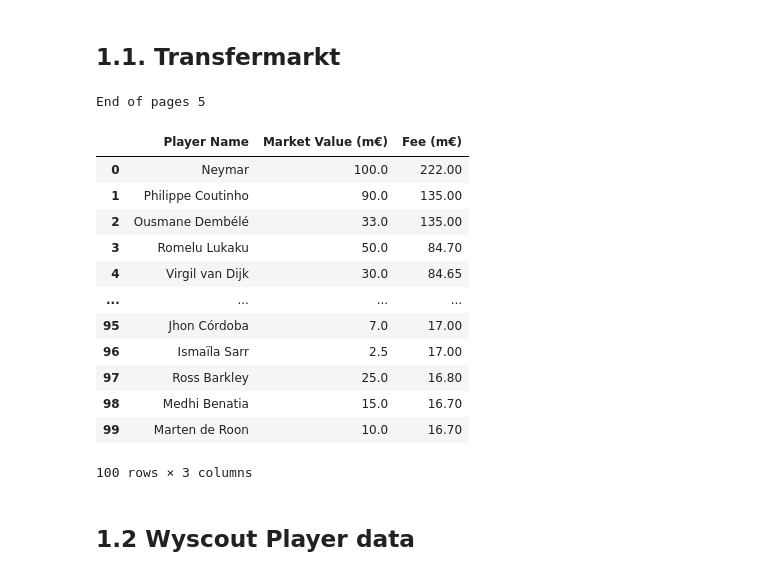
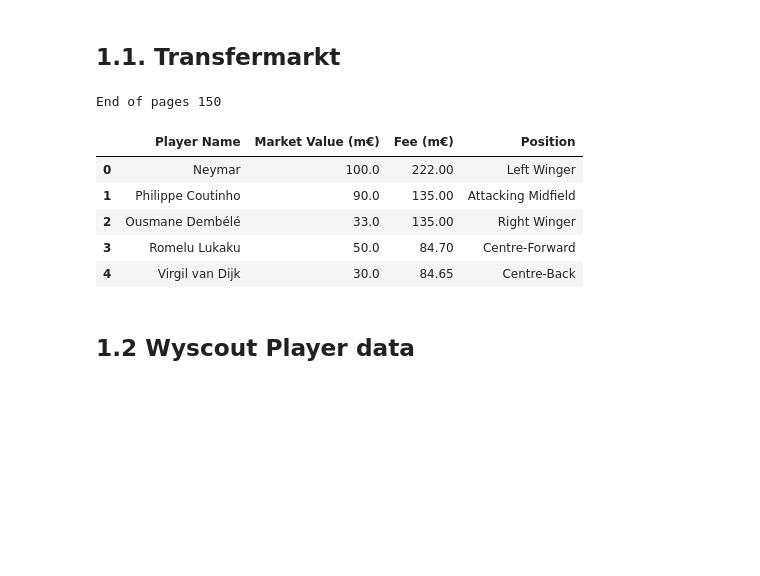
Before and after one commit to G4din/DM-Football, a Jupyter notebook: analysis/scouting_analysis.ipynb, the cells around one changed output. Cells and saved outputs as stored; diff of their text form; code cells hidden in the pictures; blank space fills up the shorter version.

```diff
--- a/analysis/scouting_analysis.ipynb
+++ b/analysis/scouting_analysis.ipynb
@@ -18,9 +18,9 @@ This notebook offers a scouting analysis tool for new player acquisitions using
 ## 1.1. Transfermarkt
 # %%
 def to_number(string):
-    """Converts a string to a number, e.g. '€1.2m' to 1.2"""
+    """Converts a string to a number, e.g. "€1.2m" to 1.2"""
     try:
-        if string[-1] == 'm':
+        if string[-1] == "m":
             # convert to millions
             return float(string[1:-1])
         else:
@@ -33,33 +33,38 @@ def to_number(string):
 player_names = []
 player_fees = []
 player_values = []
+player_positions = []
 
-headers = {'User-Agent':
-           'Mozilla/5.0 (X11; Linux x86_64) AppleWebKit/537.36 (KHTML, like Gecko) Chrome/47.0.2526.106 Safari/537.36'}
+headers = {"User-Agent":
+           "Mozilla/5.0 (X11; Linux x86_64) AppleWebKit/537.36 (KHTML, like Gecko) Chrome/47.0.2526.106 Safari/537.36"}
 
 base_url = "https://www.transfermarkt.co.uk/transfers/transferrekorde/statistik?saison_id=2017&land_id=0&ausrichtung=&spielerposition_id=&altersklasse=&leihe=&w_s=&plus=1&page="
 
 # Loop through multiple pages
 page_number = 1
 end = False
-limit = 5
+limit = 150
 
 while end == False:
     page = base_url + str(page_number)
     try:
-        pageTree = requests.get(page, headers=headers)
-        pageSoup = BeautifulSoup(pageTree.content, 'html.parser')
-        player_rows = pageSoup.find_all("tr", {"class": ["odd", "even"]})
+        pt = requests.get(page, headers=headers)
+
+        ps = BeautifulSoup(pt.content, "html.parser")
+
+        player_rows = ps.find_all("tr", {"class": ["odd", "even"]})
         page_number += 1
 
         for player_row in player_rows:
             player_name = player_row.select("a")[0].text
             player_fee = to_number(player_row.select("td")[17].text)
             player_value = to_number(player_row.select("td")[6].text)
+            player_position = player_row.select("td")[4].text
 
             player_names.append(player_name)
             player_fees.append(player_fee)
             player_values.append(player_value)
+            player_positions.append(player_position)
 
         if limit is not None:
             if page_number == limit:
@@ -74,31 +79,25 @@ while end == False:
 df_players_finance = pd.DataFrame({
     "Player Name": player_names,
     "Market Value (m€)": player_values,
-    "Fee (m€)": player_fees
+    "Fee (m€)": player_fees,
+    "Position": player_positions
 })
 
 df_players_finance
 
-os.makedirs('data', exist_ok=True)
-df_players_finance.to_csv('data/players_finance.csv', index=False)
+os.makedirs("data", exist_ok=True)
+df_players_finance.to_csv("data/players_finance.csv", index=False)
 # %% [output]
-End of pages 5
+End of pages 150
 # %%
-df_players_finance
+df_players_finance.head()
 # %% [output]
-|  | Player Name | Market Value (m€) | Fee (m€) |
-| 0 | Neymar | 100.0 | 222.00 |
-| 1 | Philippe Coutinho | 90.0 | 135.00 |
-| 2 | Ousmane Dembélé | 33.0 | 135.00 |
-| 3 | Romelu Lukaku | 50.0 | 84.70 |
-| 4 | Virgil van Dijk | 30.0 | 84.65 |
-| ... | ... | ... | ... |
-| 95 | Jhon Córdoba | 7.0 | 17.00 |
-| 96 | Ismaïla Sarr | 2.5 | 17.00 |
-| 97 | Ross Barkley | 25.0 | 16.80 |
-| 98 | Medhi Benatia | 15.0 | 16.70 |
-| 99 | Marten de Roon | 10.0 | 16.70 |
+|  | Player Name | Market Value (m€) | Fee (m€) | Position |
+| 0 | Neymar | 100.0 | 222.00 | Left Winger |
+| 1 | Philippe Coutinho | 90.0 | 135.00 | Attacking Midfield |
+| 2 | Ousmane Dembélé | 33.0 | 135.00 | Right Winger |
+| 3 | Romelu Lukaku | 50.0 | 84.70 | Centre-Forward |
+| 4 | Virgil van Dijk | 30.0 | 84.65 | Centre-Back |
-100 rows × 3 columns
 # %% [markdown]
 ## 1.2 Wyscout Player data
 # %% [markdown]
```
Also changed, not shown: parts of 20 cells of this notebook, 4 other files.
